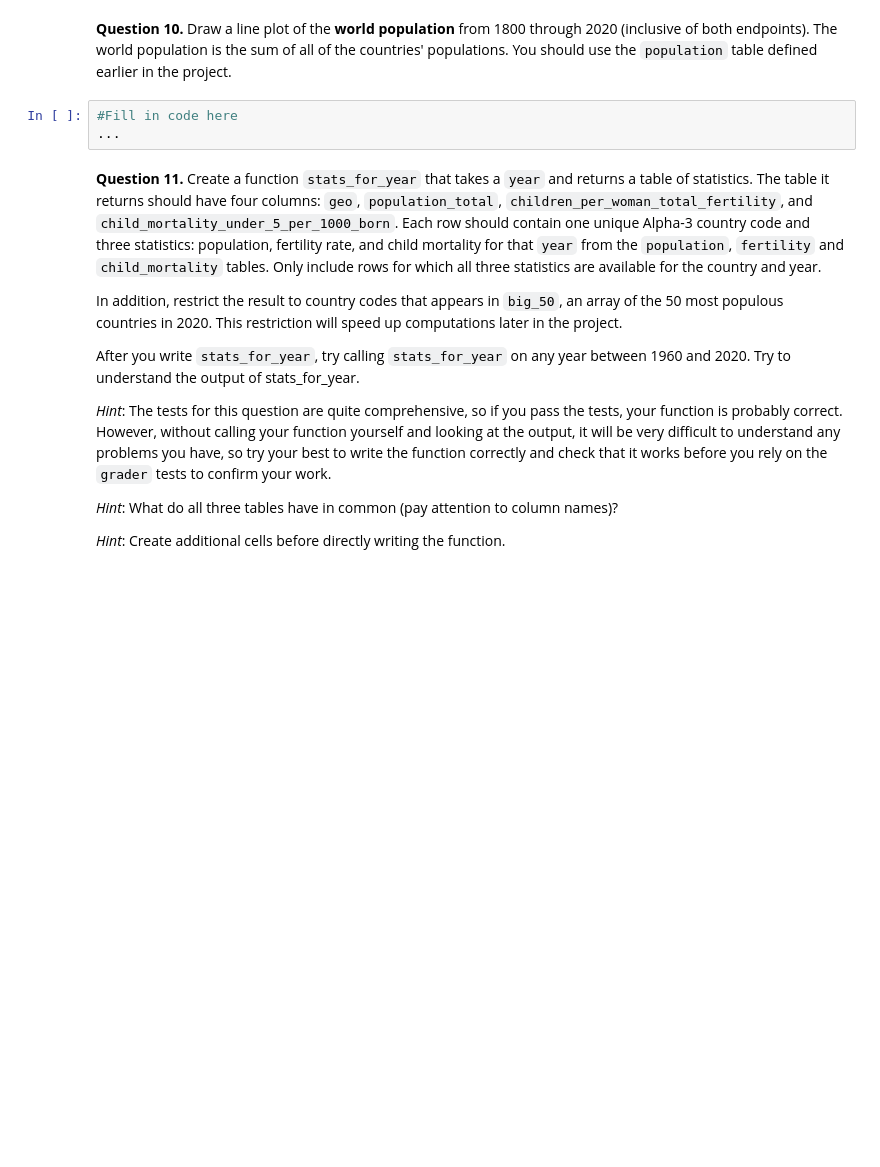
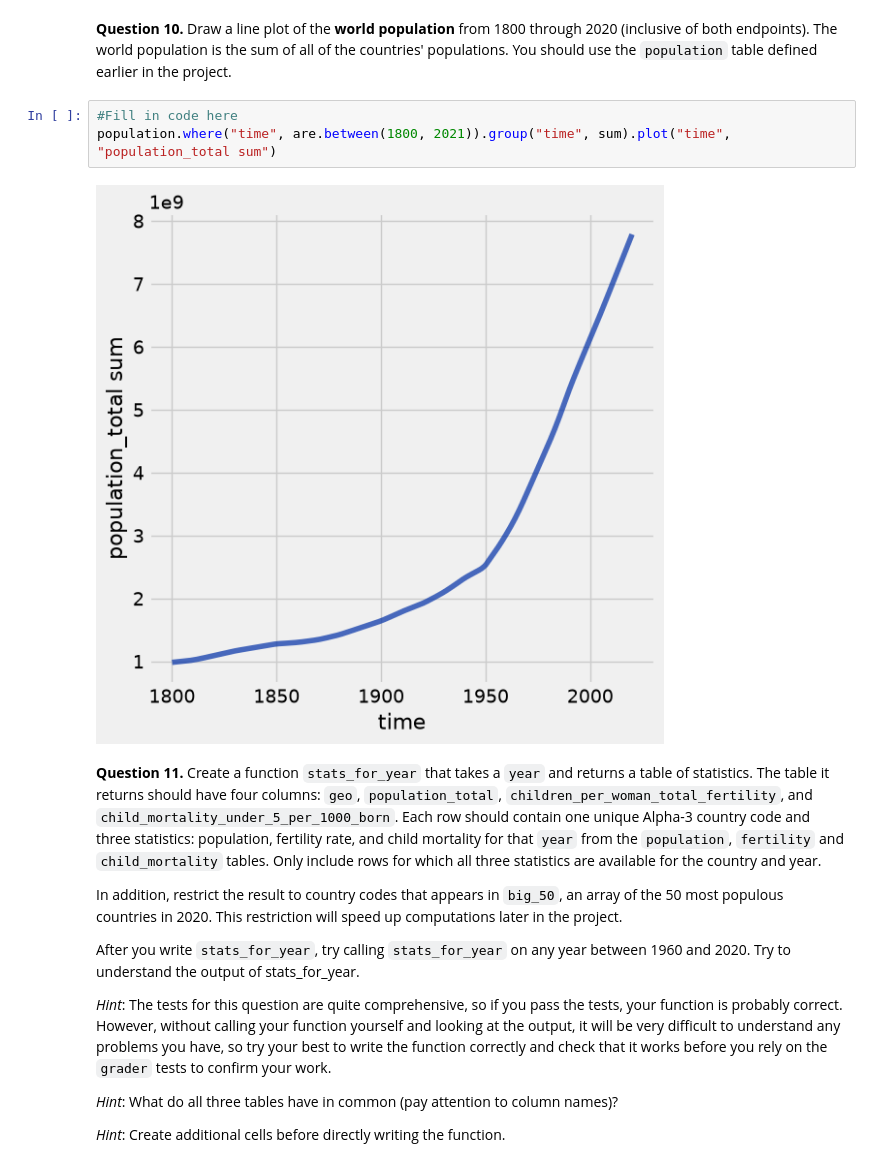
Before and after one commit to Tater-23/Data1, a Jupyter notebook: 1/Project 1/project1.ipynb, the cells around one changed output. Cells and saved outputs as stored; diff of their text form; blank space fills up the shorter version.

```diff
--- a/1/Project 1/project1.ipynb
+++ b/1/Project 1/project1.ipynb
@@ -374,9 +385,11 @@ grader.check("q1_9")
 <!-- BEGIN QUESTION -->
 
 **Question 10.** Draw a line plot of the **world population** from 1800 through 2020 (inclusive of both endpoints). The world population is the sum of all of the countries' populations. You should use the `population` table defined earlier in the project.
-# %%
-#Fill in code here
-...
+# %%
+#Fill in code here
+population.where("time", are.between(1800, 2021)).group("time", sum).plot("time", "population_total sum")
+# %% [output]
+[figure, added]
 # %% [markdown]
 <!-- END QUESTION -->
 
```
Also changed, not shown: parts of 17 cells of this notebook, 1 other file.
